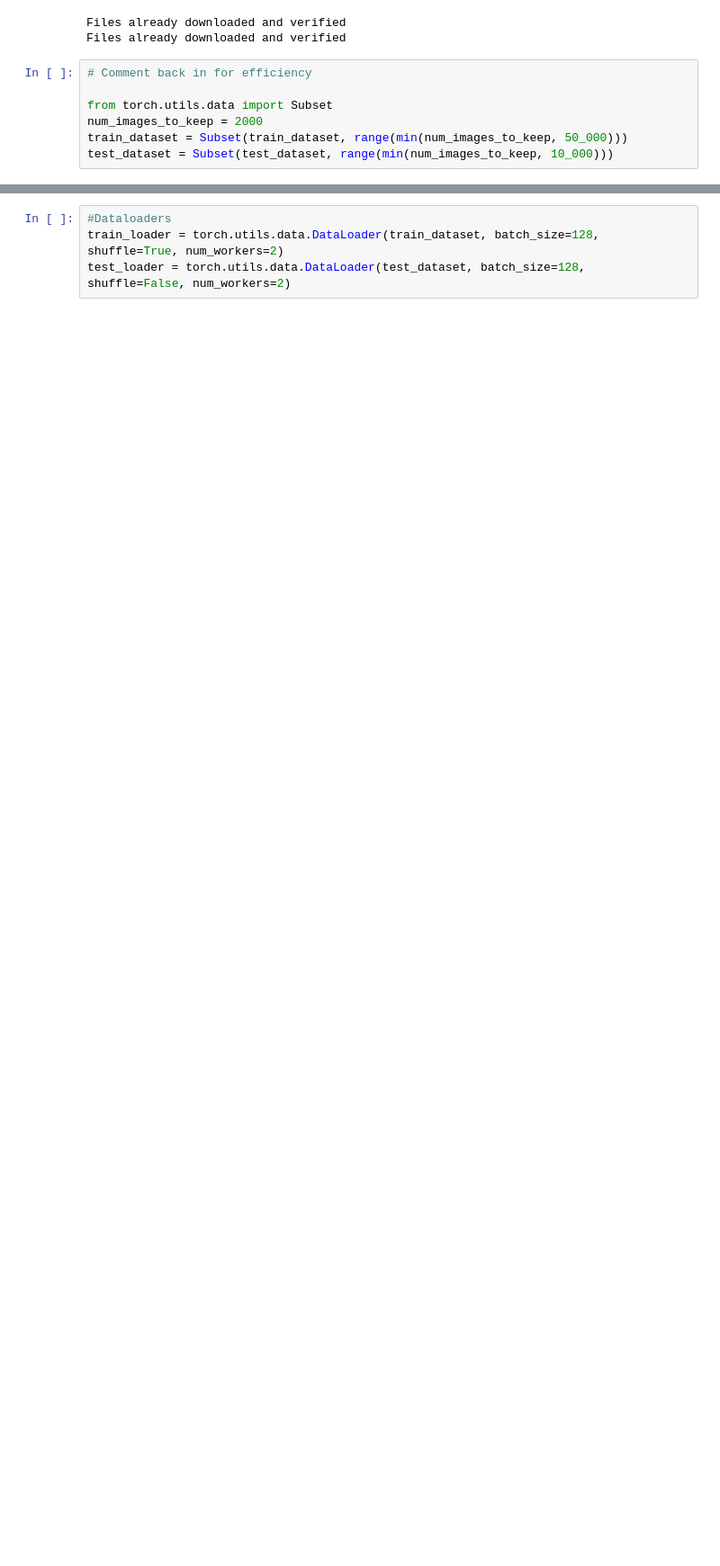
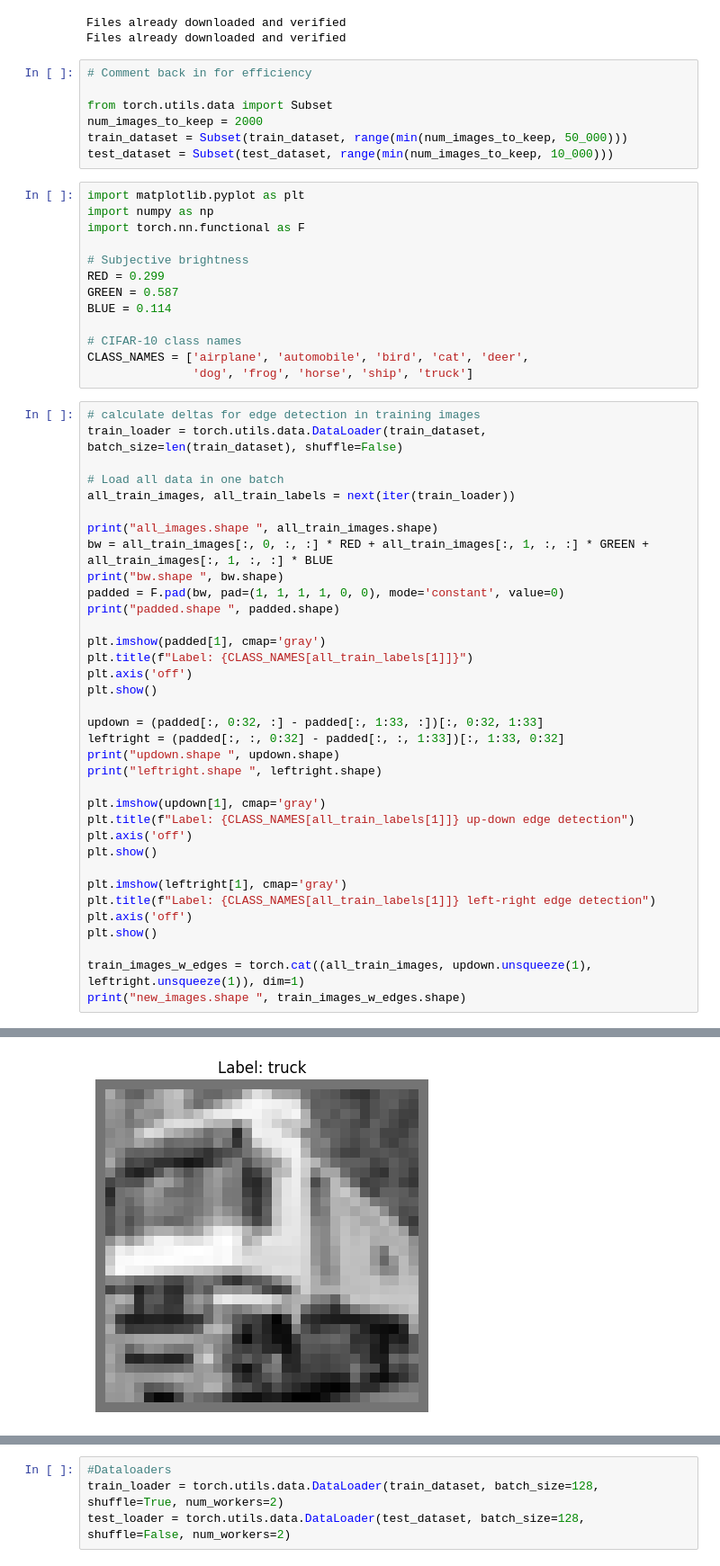
Before and after one commit to bec2148/hpml-finalproject, a Jupyter notebook: CIFAR10_distillation_edge_detect.ipynb, the cells around one changed output, grey strips where cells are left out. Shown at 90% size. Cells and saved outputs as stored; diff of their text form; blank space fills up the shorter version.

```diff
--- a/CIFAR10_distillation_edge_detect.ipynb
+++ b/CIFAR10_distillation_edge_detect.ipynb
@@ -37,3 +37,52 @@ from torch.utils.data import Subset
 num_images_to_keep = 2000
 train_dataset = Subset(train_dataset, range(min(num_images_to_keep, 50_000)))
 test_dataset = Subset(test_dataset, range(min(num_images_to_keep, 10_000)))
+# %%
+import matplotlib.pyplot as plt
+import numpy as np
+import torch.nn.functional as F
+
+# Subjective brightness
+RED = 0.299
+GREEN = 0.587
+BLUE = 0.114
+
+# CIFAR-10 class names
+CLASS_NAMES = ['airplane', 'automobile', 'bird', 'cat', 'deer',
+               'dog', 'frog', 'horse', 'ship', 'truck']
+# %%
+# calculate deltas for edge detection in training images
+train_loader = torch.utils.data.DataLoader(train_dataset, batch_size=len(train_dataset), shuffle=False)
+
+# Load all data in one batch
+all_train_images, all_train_labels = next(iter(train_loader))
+
+print("all_images.shape ", all_train_images.shape)
+bw = all_train_images[:, 0, :, :] * RED + all_train_images[:, 1, :, :] * GREEN + all_train_images[:, 1, :, :] * BLUE
+print("bw.shape ", bw.shape)
+padded = F.pad(bw, pad=(1, 1, 1, 1, 0, 0), mode='constant', value=0)
+print("padded.shape ", padded.shape)
+
+plt.imshow(padded[1], cmap='gray')
+plt.title(f"Label: {CLASS_NAMES[all_train_labels[1]]}")
+plt.axis('off')
+plt.show()
+
+updown = (padded[:, 0:32, :] - padded[:, 1:33, :])[:, 0:32, 1:33]
+leftright = (padded[:, :, 0:32] - padded[:, :, 1:33])[:, 1:33, 0:32]
+print("updown.shape ", updown.shape)
+print("leftright.shape ", leftright.shape)
+
+plt.imshow(updown[1], cmap='gray')
+plt.title(f"Label: {CLASS_NAMES[all_train_labels[1]]} up-down edge detection")
+plt.axis('off')
+plt.show()
+
+plt.imshow(leftright[1], cmap='gray')
+plt.title(f"Label: {CLASS_NAMES[all_train_labels[1]]} left-right edge detection")
+plt.axis('off')
+plt.show()
+
+train_images_w_edges = torch.cat((all_train_images, updown.unsqueeze(1), leftright.unsqueeze(1)), dim=1)
+print("new_images.shape ", train_images_w_edges.shape)
+# %% [output]
@@ -39,0 +92 @@ test_dataset = Subset(test_dataset, range(min(num_images_to_keep, 10_000)))
+[figure, added]
```
Also changed, not shown: parts of 12 cells of this notebook.
